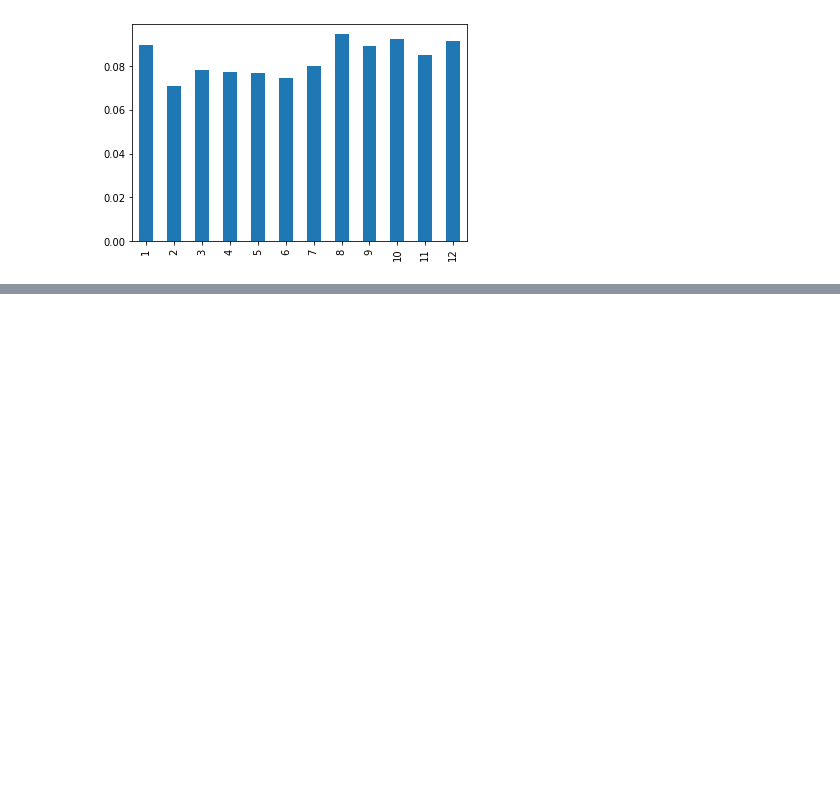
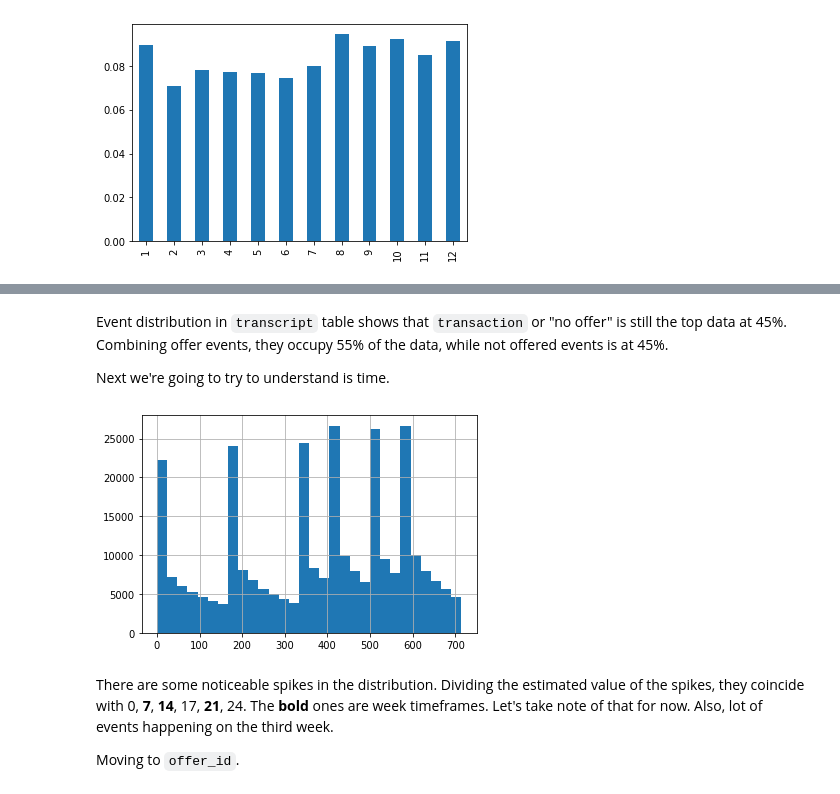
Before and after one commit to netxph/sb-capstone, a Jupyter notebook: notebooks/02 - Exploratory Data Analysis.ipynb, the cells around one changed output, grey strips where cells are left out. Drawn from its saved outputs; the diff is of its cells as text; code cells hidden in the pictures; blank space fills up the shorter version.

```diff
--- a/notebooks/02 - Exploratory Data Analysis.ipynb
+++ b/notebooks/02 - Exploratory Data Analysis.ipynb
@@ -399,0 +364,12 @@ transcript[transcript.person_id == 4].sort_values("time")
+# %% [markdown]
+Event distribution in `transcript` table shows that `transaction` or "no offer" is still the top data at 45%. Combining offer events, they occupy 55% of the data, while not offered events is at 45%.
+
+Next we're going to try to understand is time.
+# %%
+transcript.time.hist(bins=30);
+# %% [output]
+[figure, added]
+# %% [markdown]
+There are some noticeable spikes in the distribution. Dividing the estimated value of the spikes, they coincide with 0, **7**, **14**, 17, **21**, 24. The **bold** ones are week timeframes. Let's take note of that for now. Also, lot of events happening on the third week.
+
+Moving to `offer_id`.
```
Also changed, not shown: parts of 51 cells of this notebook, 1 other file.
